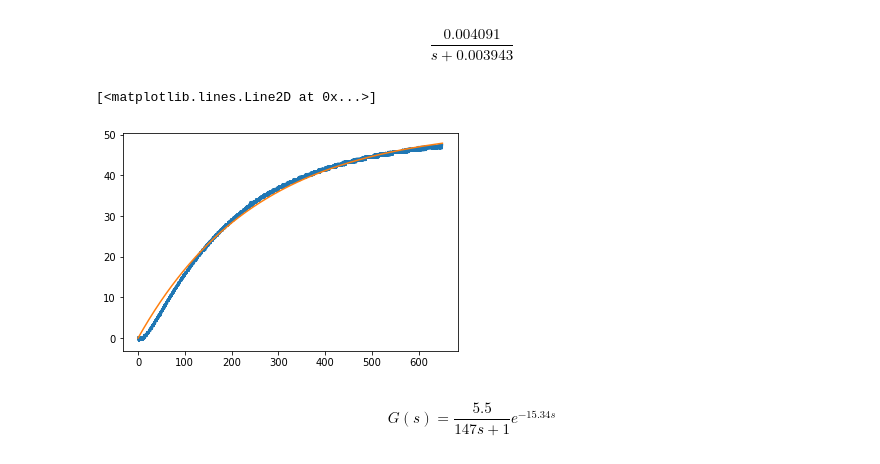
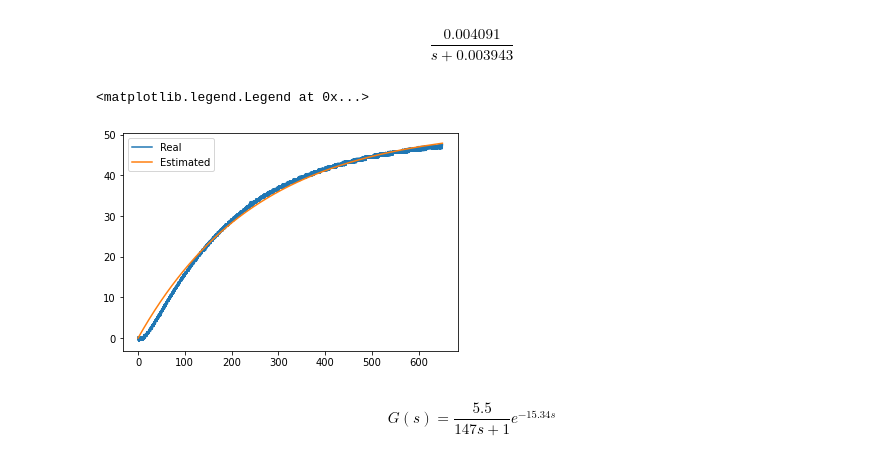
Before and after one commit to bregydoc/controlsystems2020, a Jupyter notebook: laboratory/Transfer function estimation.ipynb, the cells around one changed output. Cells and saved outputs as stored; diff of their text form; code cells hidden in the pictures.

```diff
--- a/laboratory/Transfer function estimation.ipynb
+++ b/laboratory/Transfer function estimation.ipynb
@@ -53,12 +53,13 @@ $$\frac{0.004091}{s + 0.003943}$$
 # %%
 t = np.linspace(0, 650.9375, 10415)
 u = np.ones_like(t)*50 # dutyCycle: 50%, Volts: 12V
 t, y, _ = ct.forced_response(sys, U=u, T=t)
 plt.plot(t, data_y)
 plt.plot(t, y)
+plt.legend(["Real", "Estimated"])
 # %% [output]
-[<matplotlib.lines.Line2D at 0x...>]
+<matplotlib.legend.Legend at 0x...>
-[figure, old version]
+[figure, new version]
 # %% [markdown]
 $$
 G(s)=\frac{5.5}{147 s+1} e^{-15.34 s}
```
Also changed, not shown: parts of 1 cell of this notebook.
